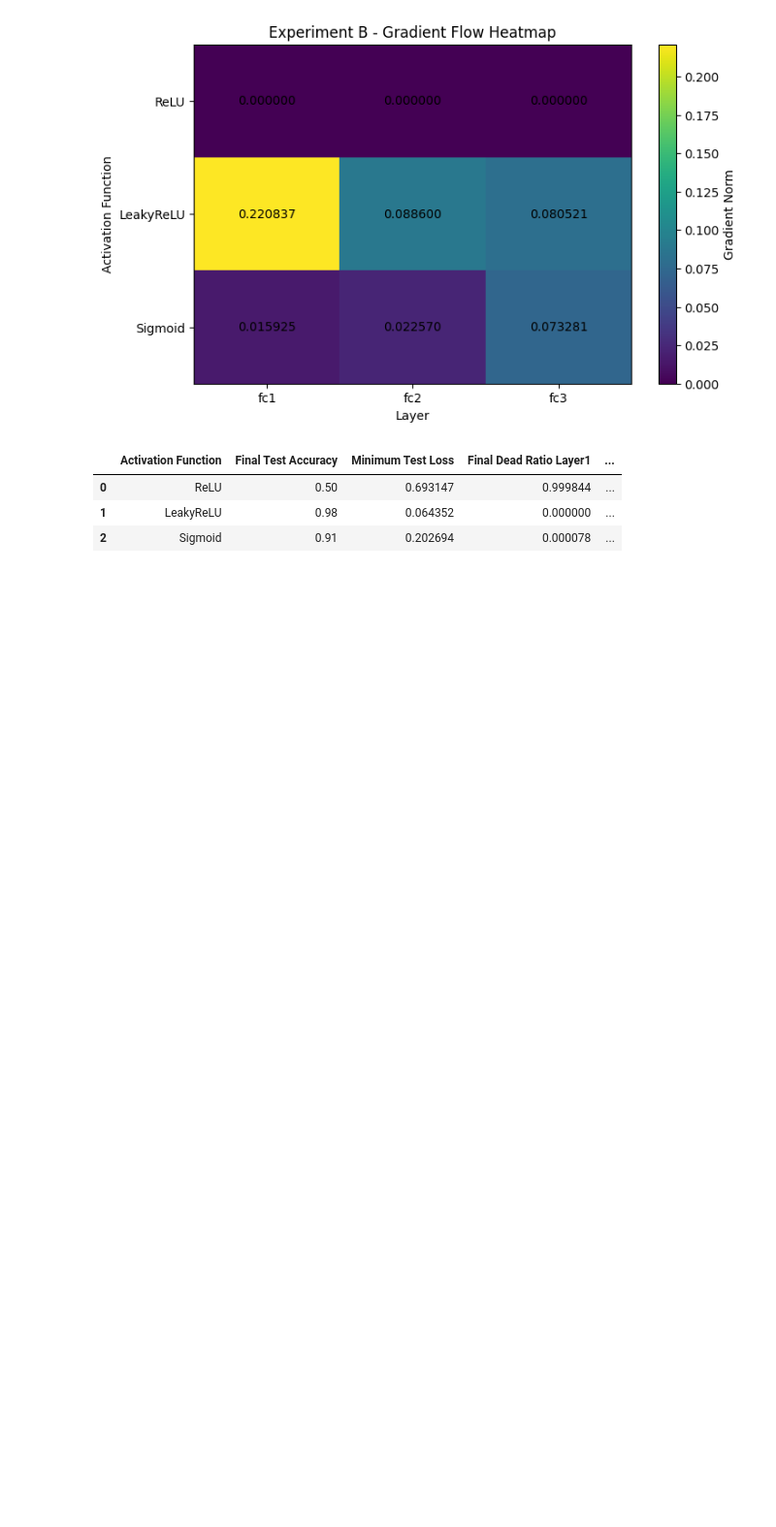
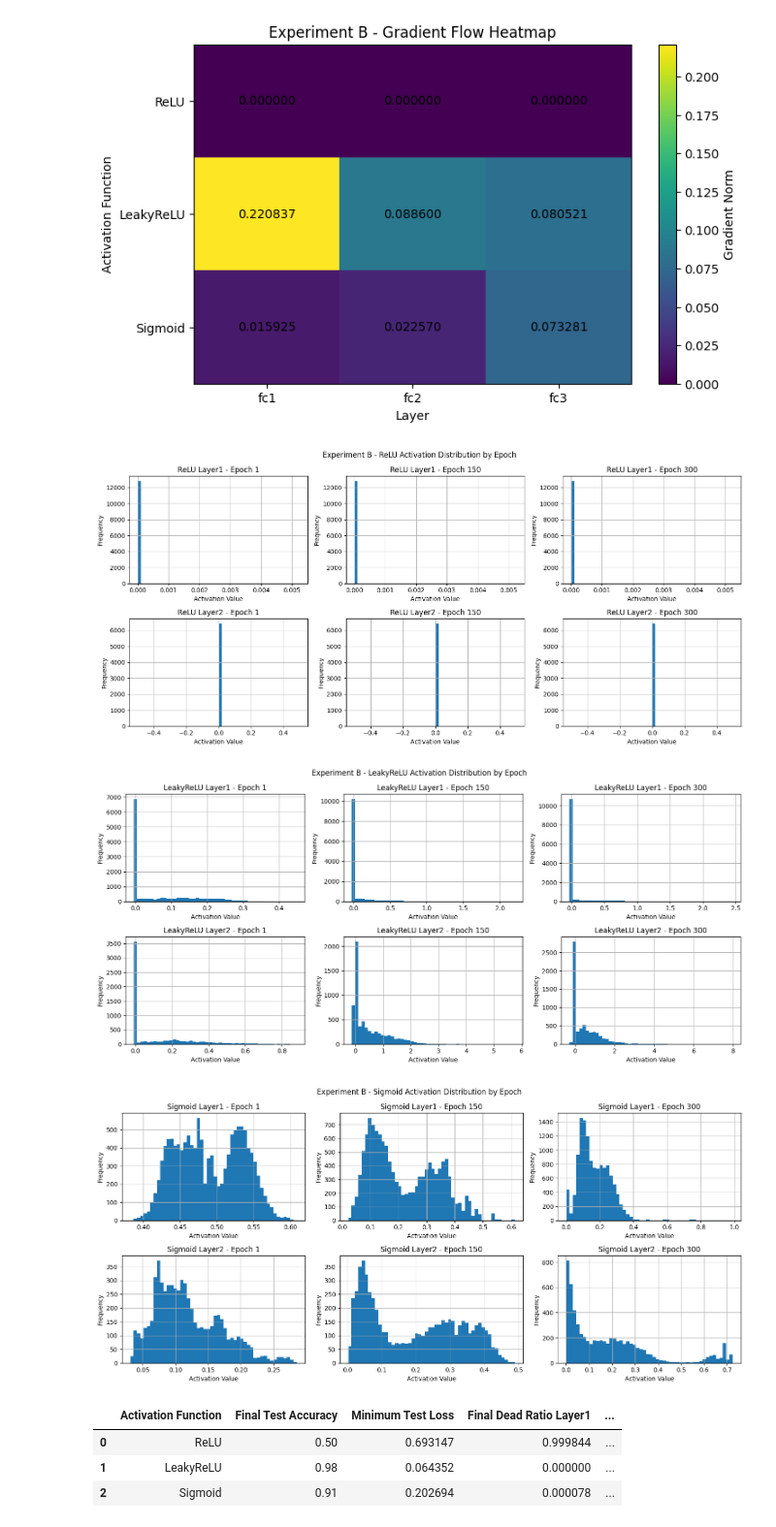
Before and after one commit to lhj0954/2026-1_CV, a Jupyter notebook: HW3_과제.ipynb, the cells around one changed output. Shown at 97% size. Cells and saved outputs as stored; diff of their text form; code cells hidden in the pictures; blank space fills up the shorter version.

```diff
--- a/HW3_과제.ipynb
+++ b/HW3_과제.ipynb
@@ -1195,3 +1277,25 @@ plt.show()
+# %%
+relu_b_snapshots = visualize_b_activation_snapshots(
+    activation_type="relu",
+    epochs=300,
+    lr=0.01
+)
+
+leaky_b_snapshots = visualize_b_activation_snapshots(
+    activation_type="leaky_relu",
+    epochs=300,
+    lr=0.01
+)
+
+sigmoid_b_snapshots = visualize_b_activation_snapshots(
+    activation_type="sigmoid",
+    epochs=300,
+    lr=0.01
+)
+# %% [output]
+[figure, added]
+[figure, added]
+[figure, added]
 # %%
 # 28. 실험 B - 정량 비교표
 
```
Also changed, not shown: parts of 3 cells of this notebook.
